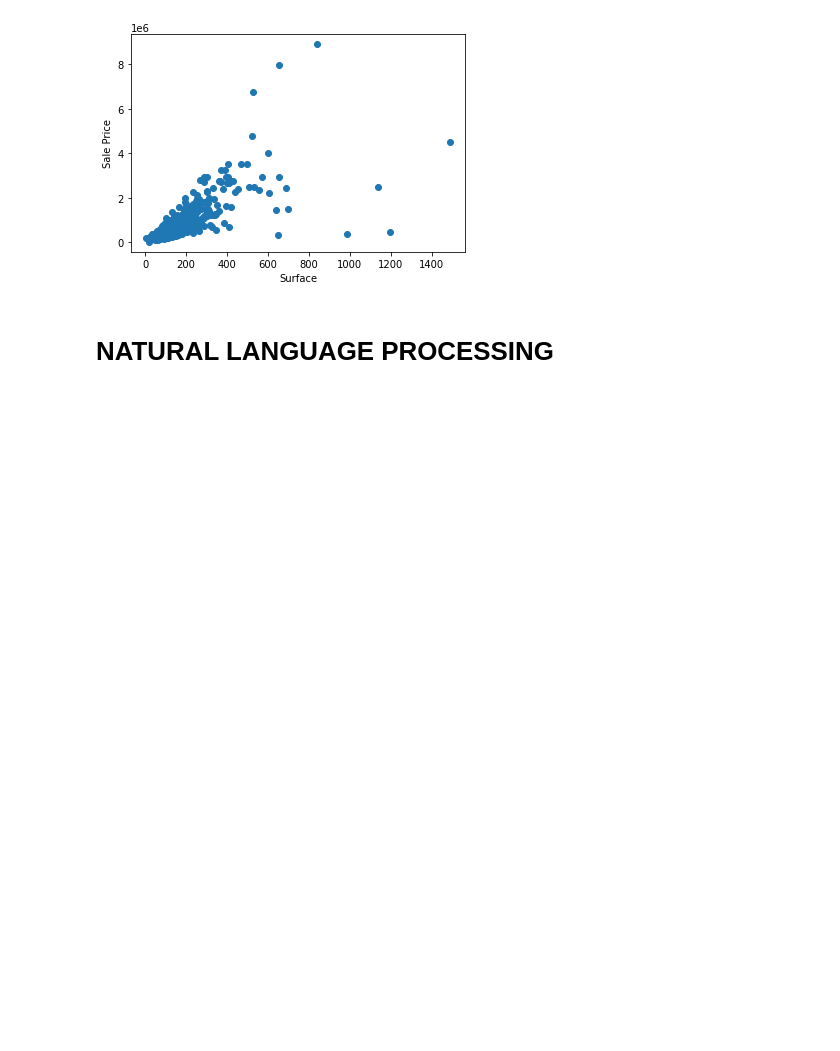
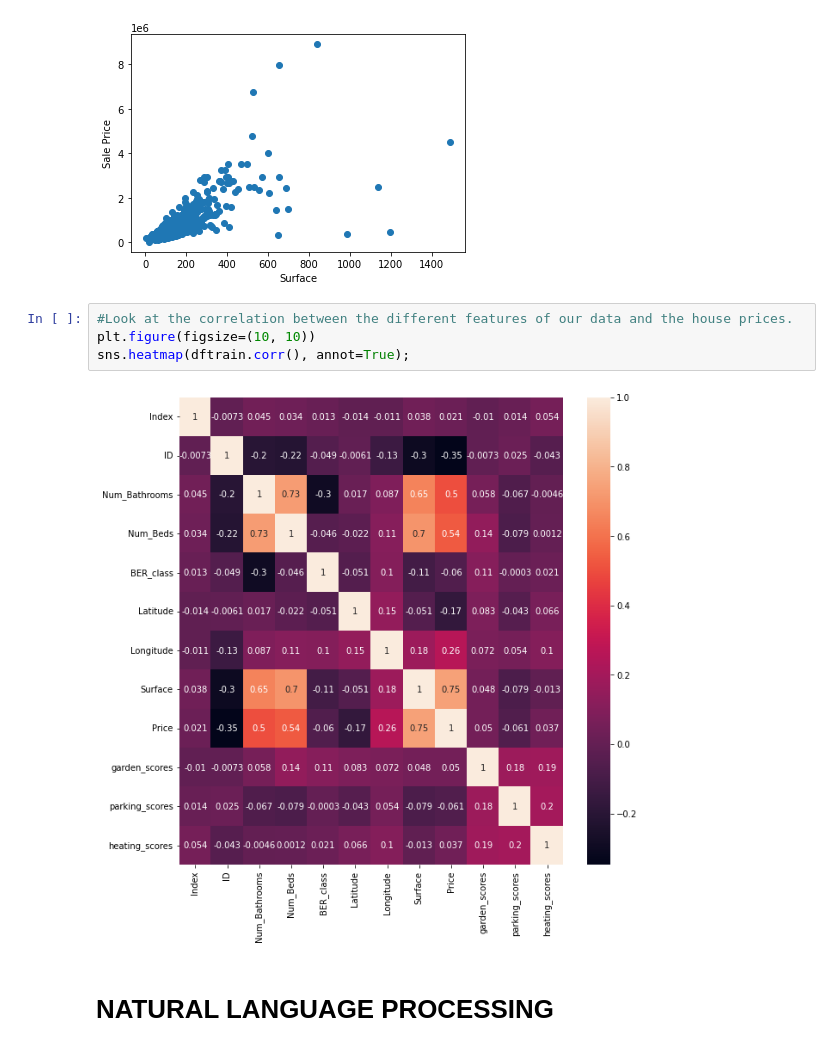
Before and after one commit to mike-scally/ET5003, a Jupyter notebook: ET5003_KaggleCompetition_MikeScally_9312951.ipynb, the cells around one changed output. Saved outputs shown, nothing was run; the diff lists cells and outputs as text; blank space fills up the shorter version.

Commit message:
Added some of method description and heatmap of variables

```diff
--- a/ET5003_KaggleCompetition_MikeScally_9312951.ipynb
+++ b/ET5003_KaggleCompetition_MikeScally_9312951.ipynb
@@ -393,6 +403,12 @@ plt.xlabel('Surface')
 plt.show()
 # %% [output]
 [figure]
+# %%
+#Look at the correlation between the different features of our data and the house prices.
+plt.figure(figsize=(10, 10))
+sns.heatmap(dftrain.corr(), annot=True);
+# %% [output]
+[figure, added]
 # %% [markdown]
 # NATURAL LANGUAGE PROCESSING
 # %% [markdown]
```
Also changed, not shown: parts of 2 cells of this notebook.
